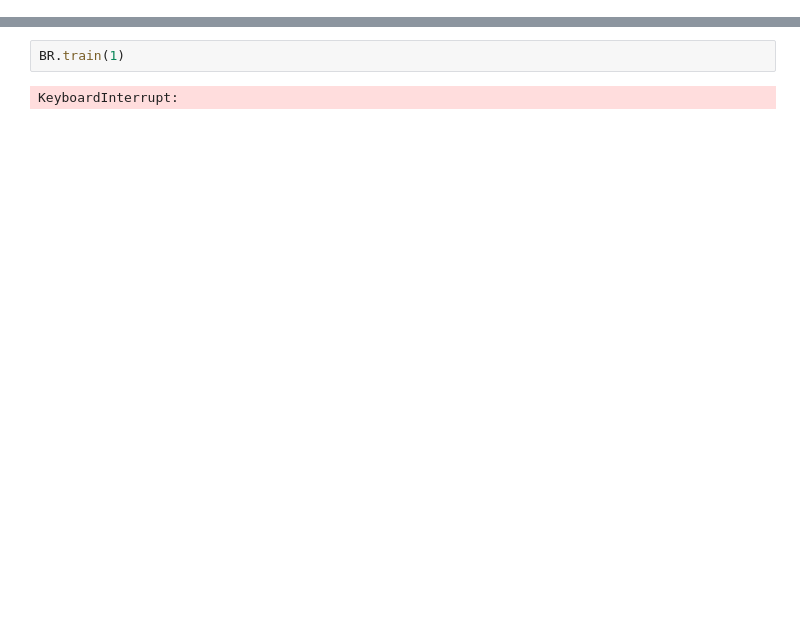
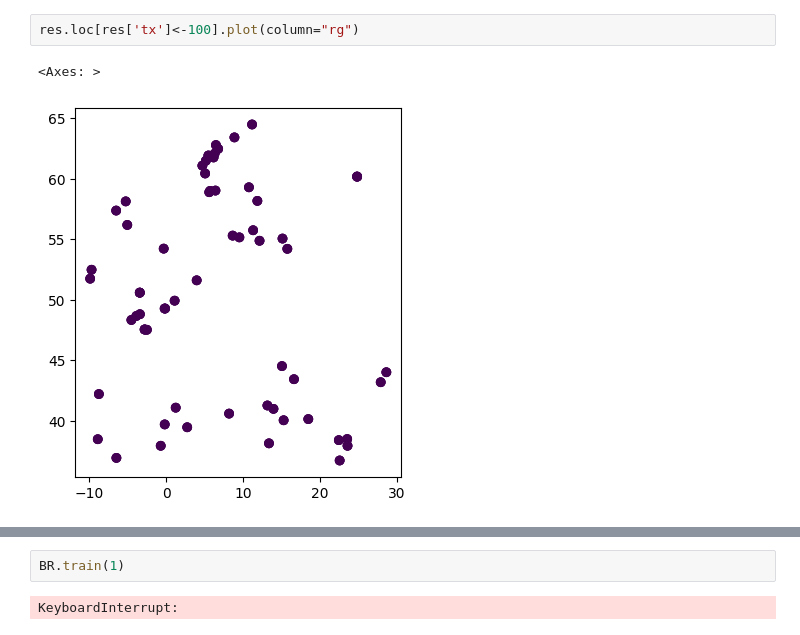
Before and after one commit to KrzysztofKalisiak/ROCM_repo, a Jupyter notebook: geoguesser_master.ipynb, the cells around one changed output, grey strips where cells are left out. Saved outputs shown, nothing was run; the diff lists cells and outputs as text; blank space fills up the shorter version.

```diff
--- a/geoguesser_master.ipynb
+++ b/geoguesser_master.ipynb
@@ -39,0 +79,5 @@ BR.prepare_system(list(countries))
+# %%
+res.loc[res['tx']<-100].plot(column="rg")
+# %% [output]
+<Axes: >
+[figure, added]
```
Also changed, not shown: parts of 21 cells of this notebook, 4 other files.
